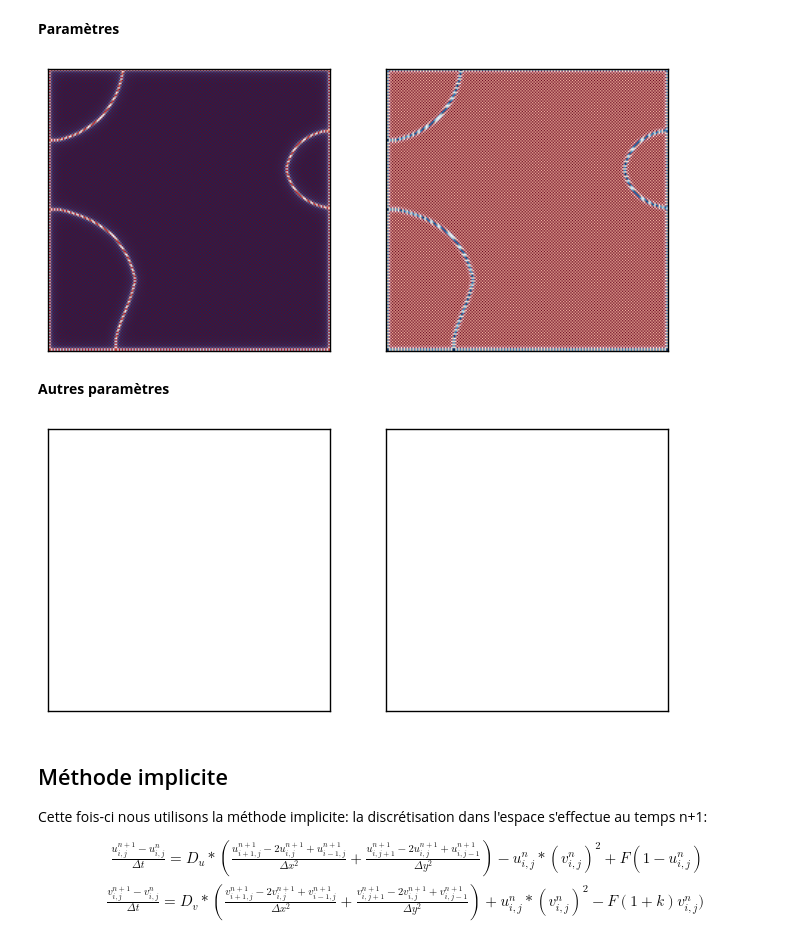
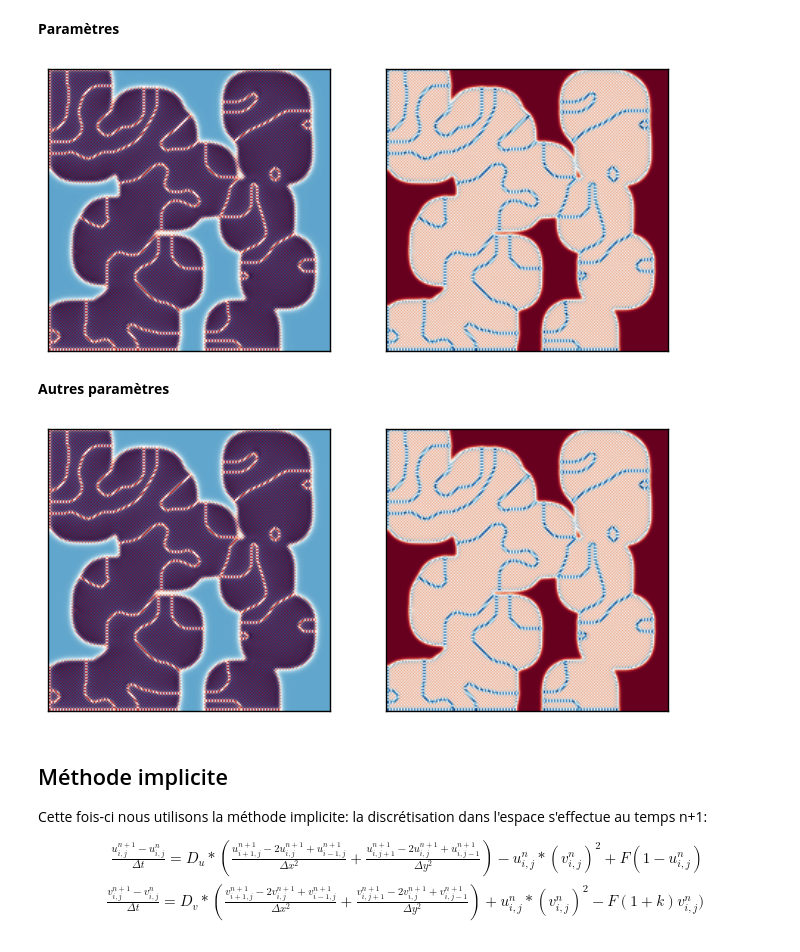
Before and after one commit to be-rays/Module4, a Jupyter notebook: Greyscott.ipynb, the cells around one changed output. Cells and saved outputs as stored; diff of their text form; code cells hidden in the pictures.

```diff
--- a/Greyscott.ipynb
+++ b/Greyscott.ipynb
@@ -35,0 +48,5 @@ print(U,V)
+# %%
+n = 192
+I1=numpy.array([0.00016, 0.00008, 0.035, 0.065]) # Bacteria 1
+dh = 5/(n-1) #delta
+T = 100
@@ -122,7 +134,7 @@ def solandmap(CI):
 # %%
 solandmap(I1)
 # %% [output]
-[figure, old version]
+[figure, new version]
 # %% [markdown]
 **Autres paramètres**
 # %%
@@ -137,9 +149,9 @@ I9=numpy.array([0.00016, 0.00008, 0.050, 0.065]) # Worms 1
 I10=numpy.array([0.00016, 0.00008, 0.054, 0.063]) # Worms 2
 I11=numpy.array([0.00016, 0.00008, 0.035, 0.060]) # Zebrafish
 # %%
-solandmap(I2)
+solandmap(I11)
 # %% [output]
-[figure, old version]
+[figure, new version]
 # %% [markdown]
 ## Méthode implicite
 
```
Also changed, not shown: parts of 5 cells of this notebook.
